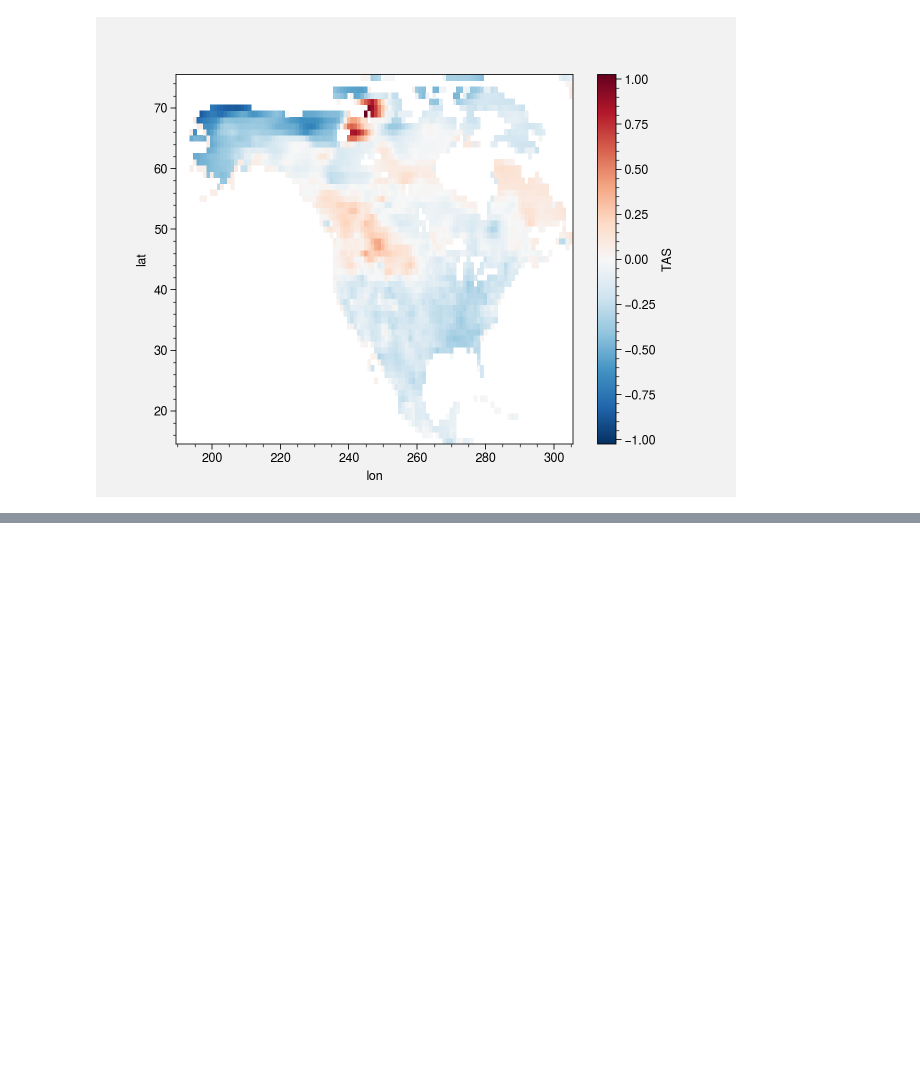
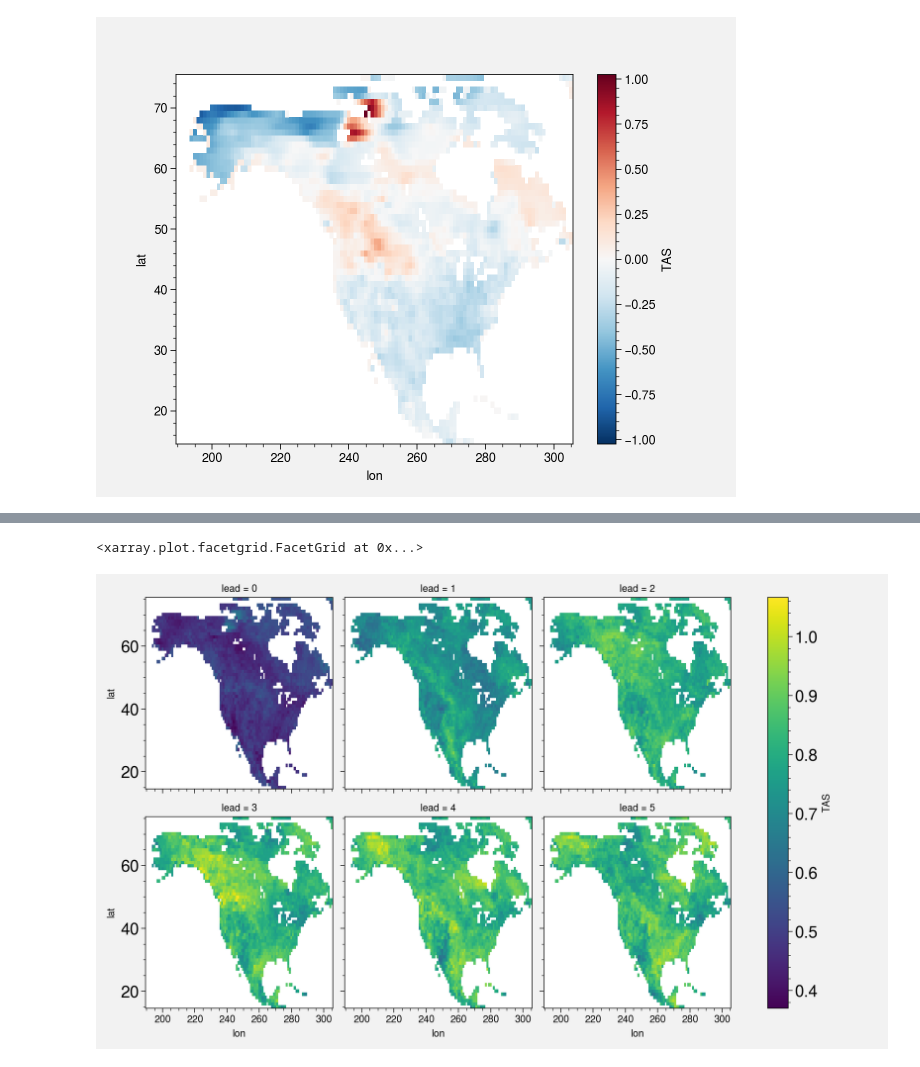
Before and after one commit to judithberner/climpred_CESM1_S2S, a Jupyter notebook: test_rpss.ipynb, the cells around one changed output, grey strips where cells are left out. Cells and saved outputs as stored; diff of their text form; code cells hidden in the pictures; blank space fills up the shorter version.

```diff
--- a/test_rpss.ipynb
+++ b/test_rpss.ipynb
@@ -263,3 +206,0 @@ hindcast2_5_jja = hindcast2_5_jja.smooth({"lead":2})
-# %%
-metric='rps'
-binsm_djf = verifm_djf.quantile(q=[.33,.66], dim="time")
@@ -730,39 +239,0 @@ r1_s = [x + barWidth + 0.025 for x in r1]
-# %%
-plt.bar(r2_5, bars2_5, width = barWidth, color = (0.6350, 0.0780, 0.1840), alpha=0.4, edgecolor="white", label="CESM2(5)")
-plt.bar(r2_5_s, bars2_5_s, width = barWidth, color = (0.6350, 0.0780, 0.1840), alpha=0.4, edgecolor="white", hatch="///")
-plt.bar(r2, bars2, width = barWidth, color = (0.6350, 0.0780, 0.1840), edgecolor="white", label="CESM2(10)")
-plt.bar(r2_s, bars2_s, width = barWidth, color = (0.6350, 0.0780, 0.1840), edgecolor="white", hatch="///")
-plt.bar(r1_5, bars1_5, width = barWidth, color = (0.4, .75, 0.1), alpha=0.4, edgecolor="white", label="CESM1(5)")
-plt.bar(r1_5_s, bars1_5_s, width = barWidth, color = (0.4, .75, 0.1), alpha=0.4, edgecolor="white", hatch="///")
-plt.bar(r1, bars1, width = barWidth, color = (0.4, .75, 0.1), edgecolor="white", label="CESM1(10)")
-plt.bar(r1_s, bars1_s, width = barWidth, color = (0.4, .75, 0.1), edgecolor="white", hatch="///")
-plt.xticks([r + barWidth + 0.3025 for r in range(len(bars1))], ["Weeks 1-2", "Weeks 3-4", "Weeks 5-6"],fontsize=15)
-plt.tick_params(axis = "y", direction = "in", which = "both")
-plt.tick_params(axis = "y", which = "minor", left = False)
-plt.tick_params(axis = "x", which = "both", bottom = False, top = False)
-if metric=="acc":
-    y_locator = FixedLocator([0.1,0.2,0.3,0.4,0.5,0.6,0.7,0.8,0.9,1.0]) #for rps and acc
-    plt.gca().yaxis.set_major_locator(y_locator) #for rps and acc
-    plt.ylim(0,1.0) #for rps and acc
-elif metric=="rps":
-    plt.ylim(0,1.5)
-elif metric=="crpss":
-    plt.ylim(-0.3,0.1) #for crpss
-elif metric=="crps":
-    plt.ylim(0,6.0) #for crps
-elif metric=="rmse":
-    plt.ylim(0,6.0) #for rmse
-plt.ylabel(metric.upper()+" and Spread (hatched)",fontsize=15,fontweight="bold")
-plt.xlabel("Week",fontsize=15,fontweight="bold")
-plt.rc('ytick',labelsize=15)
-#plt.title("2m Temperature "+metric.upper()+" and ensemble spread for "+domain+" land (JJA)")
-#plt.legend(borderaxespad=0.6,edgecolor="black",prop={'size': 14})
-if domain == "North America":
-    plt.text(-0.1,5.6,"(b)",size=15,fontweight="bold")
-    plt.title("North America Land",fontsize=15,fontweight="bold")
-    plt.savefig(metric+"_spread_NAland_JJA_"+verifdata+".jpg",dpi=300,bbox_inches="tight")
-elif domain == "global":
-    plt.text(-0.1,5.6,"(a)",size=15,fontweight="bold")
-    plt.title("Global Land",fontsize=15,fontweight='bold')
-    plt.legend(borderaxespad=0.6,edgecolor="black",prop={'size': 15})
-    plt.savefig(metric+"_spread_globalland_JJA_"+verifdata+".jpg",dpi=300,bbox_inches="tight")
@@ -1079,0 +240,5 @@ __rps = Metric(
+# %%
+rps2_djf.TAS.sel(skill="climatology").plot(col='lead',col_wrap=3)
+# %% [output]
+<xarray.plot.facetgrid.FacetGrid at 0x...>
+[figure, added]
```
Also changed, not shown: parts of 40 cells of this notebook.
